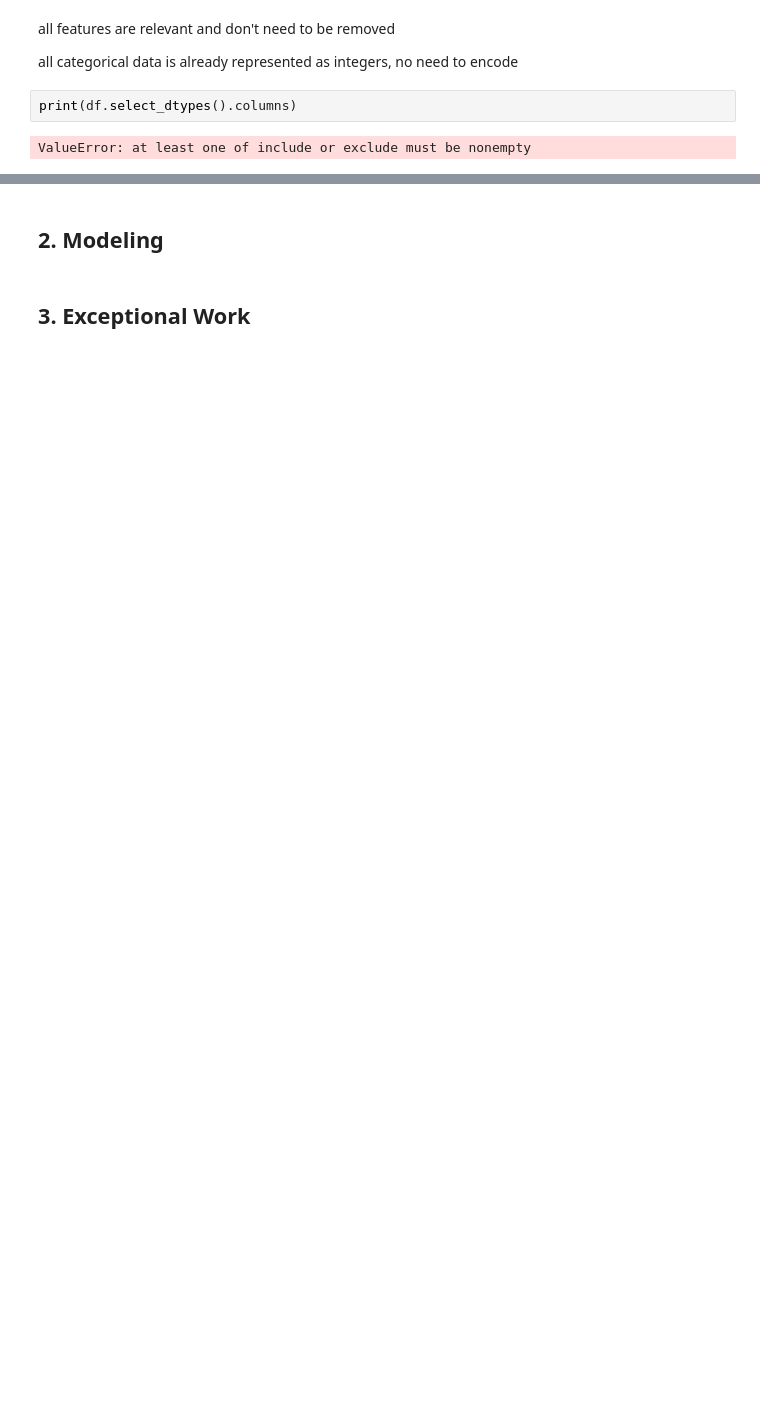
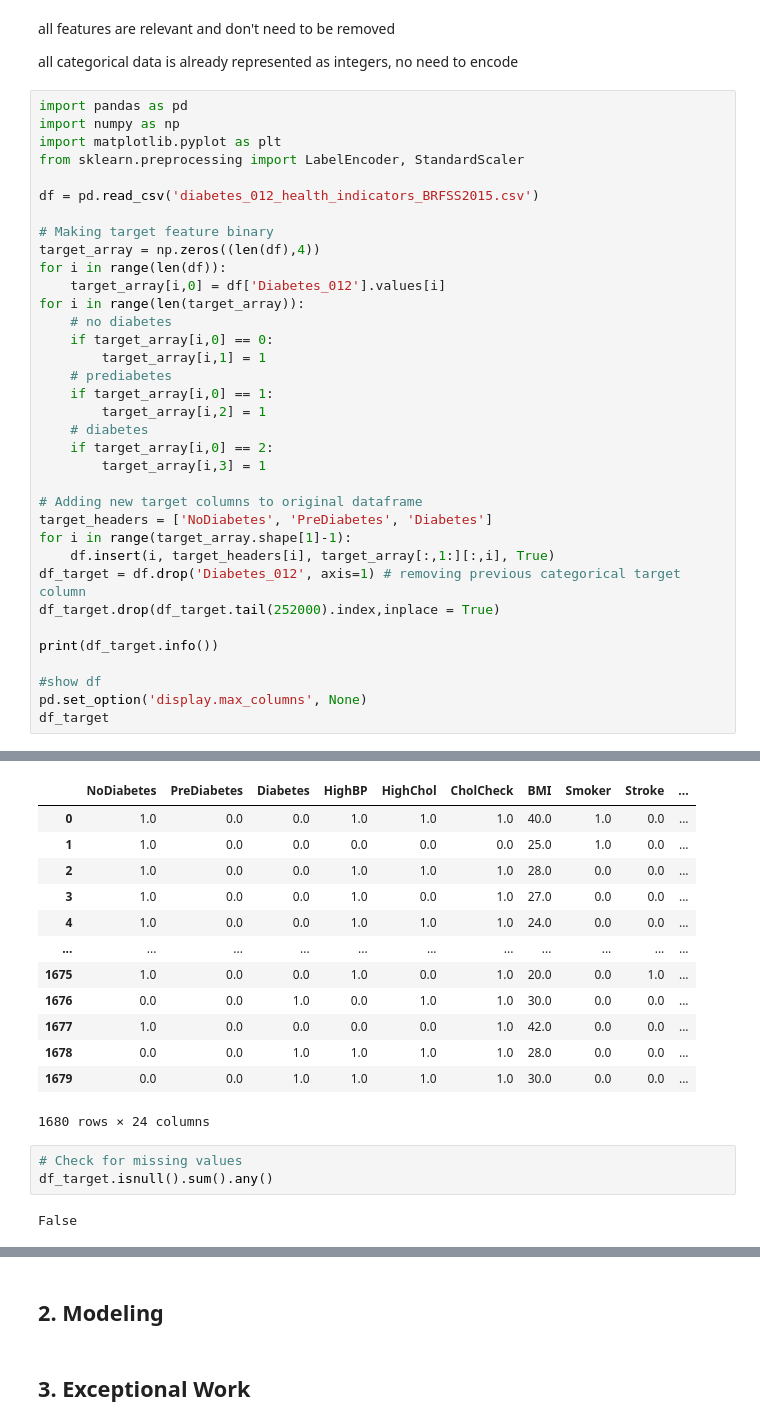
Before and after one commit to kirkwat/machine-learning, a Jupyter notebook: lab5/kirk.ipynb, the cells around one changed output, grey strips where cells are left out. Cells and saved outputs as stored; diff of their text form; blank space fills up the shorter version.

```diff
--- a/lab5/kirk.ipynb
+++ b/lab5/kirk.ipynb
@@ -64,7 +54,39 @@ Size of dataset after removing NA values: 253680
 all features are relevant and don't need to be removed
 
 all categorical data is already represented as integers, no need to encode
-# %%
-print(df.select_dtypes().columns)
-# %% [output]
-ValueError: at least one of include or exclude must be nonempty
+# %%
+import pandas as pd
+import numpy as np
+import matplotlib.pyplot as plt
+from sklearn.preprocessing import LabelEncoder, StandardScaler
+
+df = pd.read_csv('diabetes_012_health_indicators_BRFSS2015.csv')
+
+# Making target feature binary
+target_array = np.zeros((len(df),4))
+for i in range(len(df)):
+    target_array[i,0] = df['Diabetes_012'].values[i]
+for i in range(len(target_array)):
+    # no diabetes
+    if target_array[i,0] == 0:
+        target_array[i,1] = 1
+    # prediabetes
+    if target_array[i,0] == 1:
+        target_array[i,2] = 1
+    # diabetes
+    if target_array[i,0] == 2:
+        target_array[i,3] = 1
+
+# Adding new target columns to original dataframe
+target_headers = ['NoDiabetes', 'PreDiabetes', 'Diabetes']
+for i in range(target_array.shape[1]-1):
+    df.insert(i, target_headers[i], target_array[:,1:][:,i], True)
+df_target = df.drop('Diabetes_012', axis=1) # removing previous categorical target column
+df_target.drop(df_target.tail(252000).index,inplace = True)
+
+print(df_target.info())
+
+#show df
+pd.set_option('display.max_columns', None)
+df_target
+# %% [output]
@@ -70,0 +110,18 @@ ValueError: at least one of include or exclude must be nonempty
+|  | NoDiabetes | PreDiabetes | Diabetes | HighBP | HighChol | CholCheck | BMI | Smoker | Stroke | ... |
+| 0 | 1.0 | 0.0 | 0.0 | 1.0 | 1.0 | 1.0 | 40.0 | 1.0 | 0.0 | ... |
+| 1 | 1.0 | 0.0 | 0.0 | 0.0 | 0.0 | 0.0 | 25.0 | 1.0 | 0.0 | ... |
+| 2 | 1.0 | 0.0 | 0.0 | 1.0 | 1.0 | 1.0 | 28.0 | 0.0 | 0.0 | ... |
+| 3 | 1.0 | 0.0 | 0.0 | 1.0 | 0.0 | 1.0 | 27.0 | 0.0 | 0.0 | ... |
+| 4 | 1.0 | 0.0 | 0.0 | 1.0 | 1.0 | 1.0 | 24.0 | 0.0 | 0.0 | ... |
+| ... | ... | ... | ... | ... | ... | ... | ... | ... | ... | ... |
+| 1675 | 1.0 | 0.0 | 0.0 | 1.0 | 0.0 | 1.0 | 20.0 | 0.0 | 1.0 | ... |
+| 1676 | 0.0 | 0.0 | 1.0 | 0.0 | 1.0 | 1.0 | 30.0 | 0.0 | 0.0 | ... |
+| 1677 | 1.0 | 0.0 | 0.0 | 0.0 | 0.0 | 1.0 | 42.0 | 0.0 | 0.0 | ... |
+| 1678 | 0.0 | 0.0 | 1.0 | 1.0 | 1.0 | 1.0 | 28.0 | 0.0 | 0.0 | ... |
+| 1679 | 0.0 | 0.0 | 1.0 | 1.0 | 1.0 | 1.0 | 30.0 | 0.0 | 0.0 | ... |
+1680 rows × 24 columns
+# %%
+# Check for missing values
+df_target.isnull().sum().any()
+# %% [output]
+False
```
Also changed, not shown: parts of 10 cells of this notebook.
